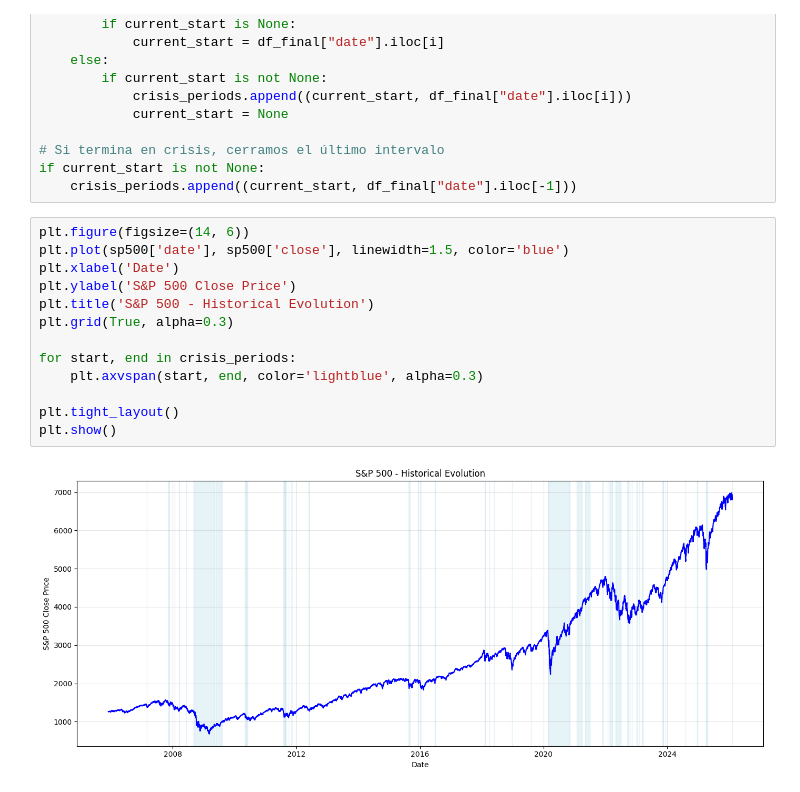
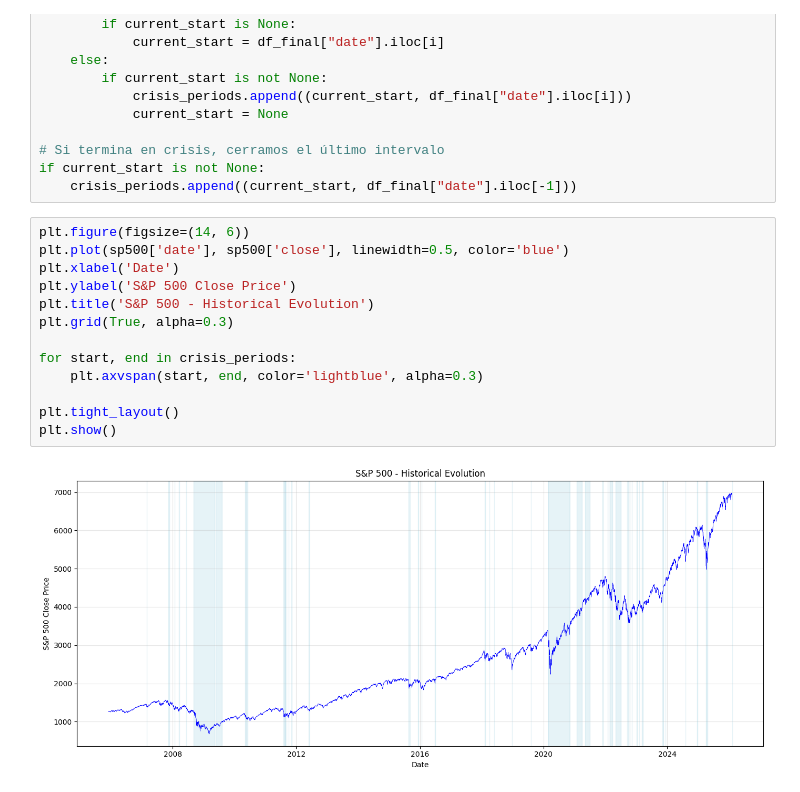
Before and after one commit to NataliaSJO/Practica-MIAX-gestion-de-riesgos, a Jupyter notebook: notebook.ipynb, the cells around one changed output. Saved outputs shown, nothing was run; the diff lists cells and outputs as text.

```diff
--- a/notebook.ipynb
+++ b/notebook.ipynb
@@ -309,16 +309,16 @@ if current_start is not None:
     crisis_periods.append((current_start, df_final["date"].iloc[-1]))
 # %%
 plt.figure(figsize=(14, 6))
-plt.plot(sp500['date'], sp500['close'], linewidth=1.5, color='blue')
+plt.plot(sp500['date'], sp500['close'], linewidth=0.5, color='blue')
 plt.xlabel('Date')
 plt.ylabel('S&P 500 Close Price')
 plt.title('S&P 500 - Historical Evolution')
 plt.grid(True, alpha=0.3)
 
 for start, end in crisis_periods:
     plt.axvspan(start, end, color='lightblue', alpha=0.3)
 
 plt.tight_layout()
 plt.show()
 # %% [output]
-[figure, old version]
+[figure, new version]
```
Also changed, not shown: parts of 8 cells of this notebook.
